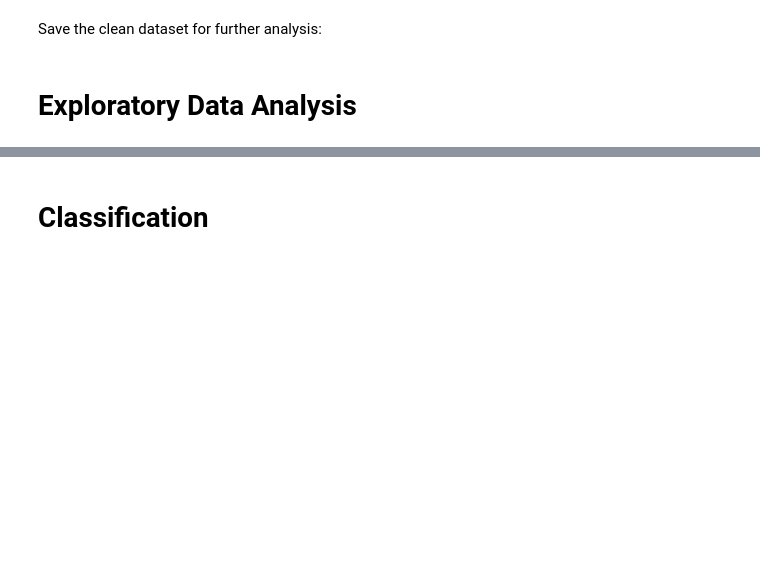
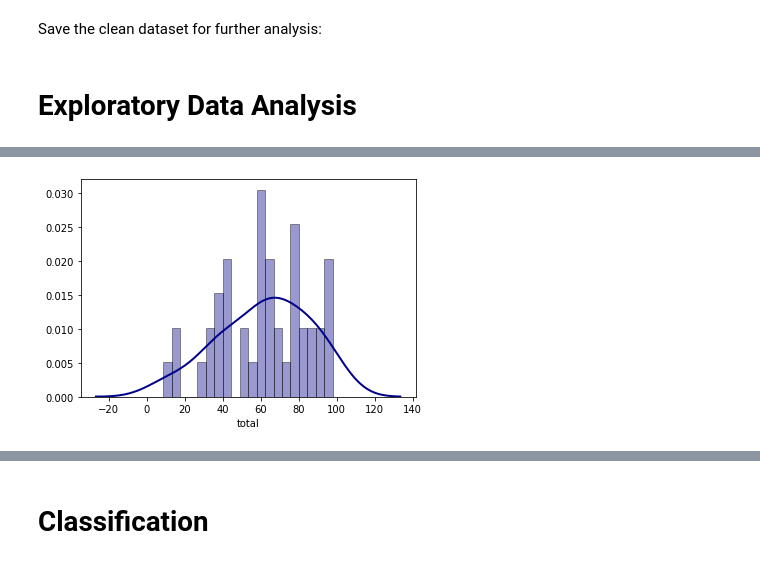
Before and after one commit to ZhenghaoXiao32/educational-process-mining, a Jupyter notebook: educational_process_mining.ipynb, the cells around one changed output, grey strips where cells are left out. Cells and saved outputs as stored; diff of their text form; code cells hidden in the pictures; blank space fills up the shorter version.

```diff
--- a/educational_process_mining.ipynb
+++ b/educational_process_mining.ipynb
@@ -415,0 +480,7 @@ df_clean.to_csv("epm_clean.csv", encoding='utf-8', index=False)
+# %%
+sns.distplot(df_clean.total, hist=True, kde=True,
+            bins=20, color='darkblue',
+            hist_kws={'edgecolor':'black'},
+            kde_kws={'linewidth': 2});
+# %% [output]
+[figure, added]
```
Also changed, not shown: parts of 77 cells of this notebook.
